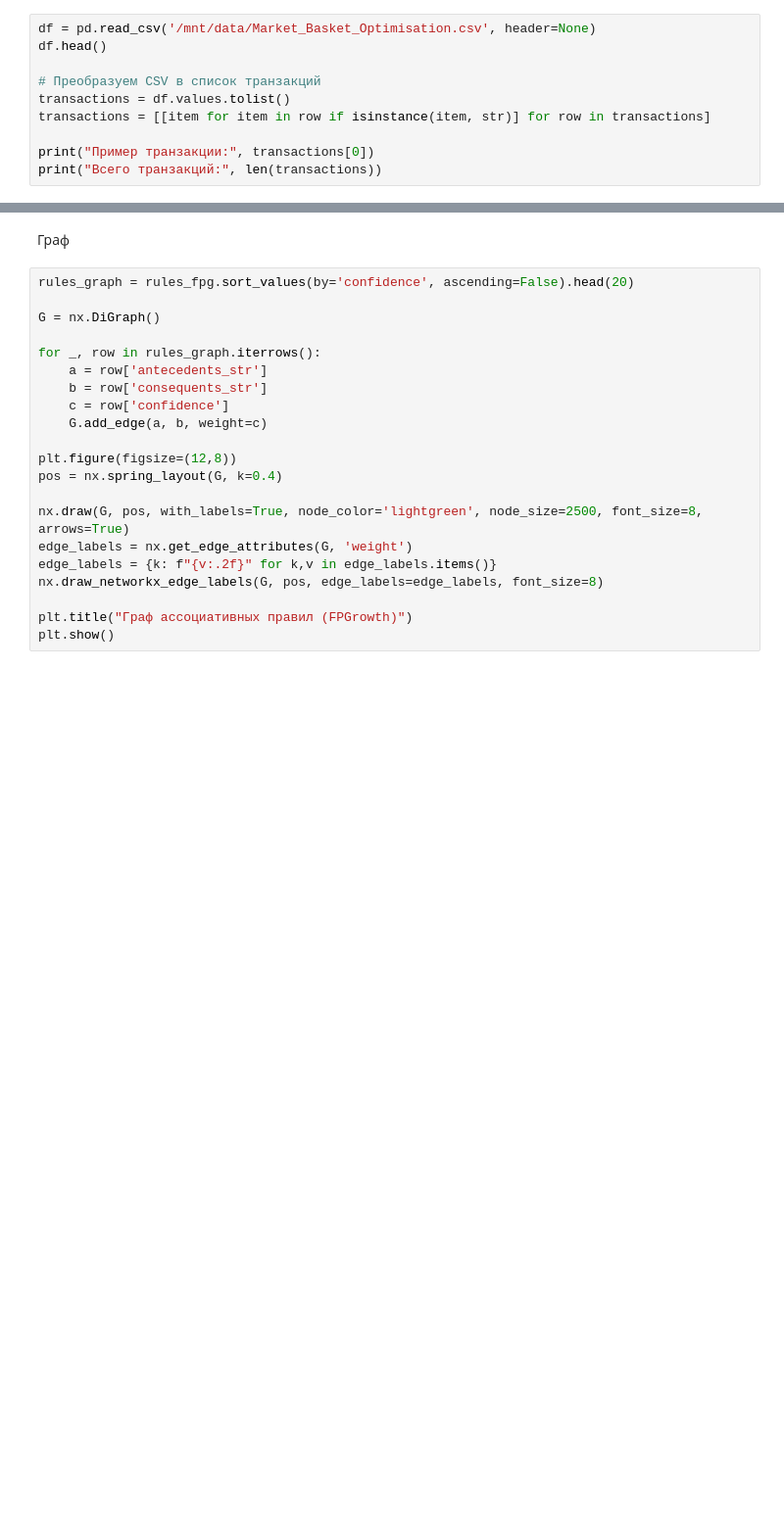
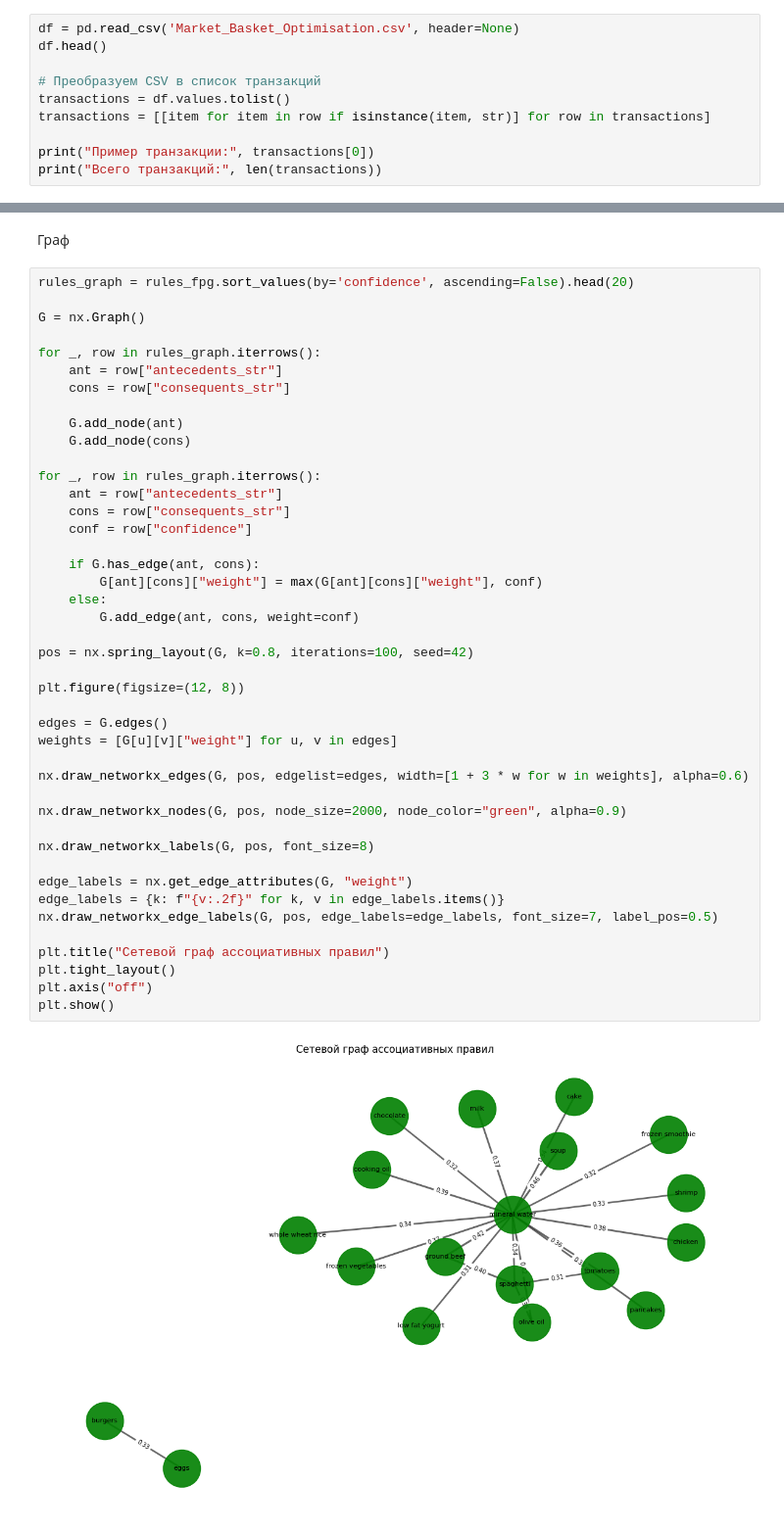
Before and after one commit to Slavyan07/siimo_lab2, a Jupyter notebook: siimo/lab2/lab2.ipynb, the cells around one changed output, grey strips where cells are left out. Shown at 98% size. Drawn from its saved outputs; the diff is of its cells as text; blank space fills up the shorter version.

```diff
--- a/siimo/lab2/lab2.ipynb
+++ b/siimo/lab2/lab2.ipynb
@@ -11,7 +11,7 @@ import networkx as nx
 # %% [markdown]
 Загрузка данных
 # %%
-df = pd.read_csv('/mnt/data/Market_Basket_Optimisation.csv', header=None)
+df = pd.read_csv('Market_Basket_Optimisation.csv', header=None)
 df.head()
 
 # Преобразуем CSV в список транзакций
@@ -138,21 +233,45 @@ plt.show()
 # %%
 rules_graph = rules_fpg.sort_values(by='confidence', ascending=False).head(20)
 
-G = nx.DiGraph()
+G = nx.Graph()
 
 for _, row in rules_graph.iterrows():
-    a = row['antecedents_str']
-    b = row['consequents_str']
-    c = row['confidence']
-    G.add_edge(a, b, weight=c)
+    ant = row["antecedents_str"]
+    cons = row["consequents_str"]
 
-plt.figure(figsize=(12,8))
-pos = nx.spring_layout(G, k=0.4)
+    G.add_node(ant)
+    G.add_node(cons)
 
-nx.draw(G, pos, with_labels=True, node_color='lightgreen', node_size=2500, font_size=8, arrows=True)
-edge_labels = nx.get_edge_attributes(G, 'weight')
-edge_labels = {k: f"{v:.2f}" for k,v in edge_labels.items()}
-nx.draw_networkx_edge_labels(G, pos, edge_labels=edge_labels, font_size=8)
+for _, row in rules_graph.iterrows():
+    ant = row["antecedents_str"]
+    cons = row["consequents_str"]
+    conf = row["confidence"]
 
-plt.title("Граф ассоциативных правил (FPGrowth)")
+    if G.has_edge(ant, cons):
+        G[ant][cons]["weight"] = max(G[ant][cons]["weight"], conf)
+    else:
+        G.add_edge(ant, cons, weight=conf)
+
+pos = nx.spring_layout(G, k=0.8, iterations=100, seed=42)
+
+plt.figure(figsize=(12, 8))
+
+edges = G.edges()
+weights = [G[u][v]["weight"] for u, v in edges]
+
+nx.draw_networkx_edges(G, pos, edgelist=edges, width=[1 + 3 * w for w in weights], alpha=0.6)
+
+nx.draw_networkx_nodes(G, pos, node_size=2000, node_color="green", alpha=0.9)
+
+nx.draw_networkx_labels(G, pos, font_size=8)
+
+edge_labels = nx.get_edge_attributes(G, "weight")
+edge_labels = {k: f"{v:.2f}" for k, v in edge_labels.items()}
+nx.draw_networkx_edge_labels(G, pos, edge_labels=edge_labels, font_size=7, label_pos=0.5)
+
+plt.title("Сетевой граф ассоциативных правил")
+plt.tight_layout()
+plt.axis("off")
 plt.show()
+# %% [output]
+[figure, added]
```
Also changed, not shown: parts of 15 cells of this notebook.
